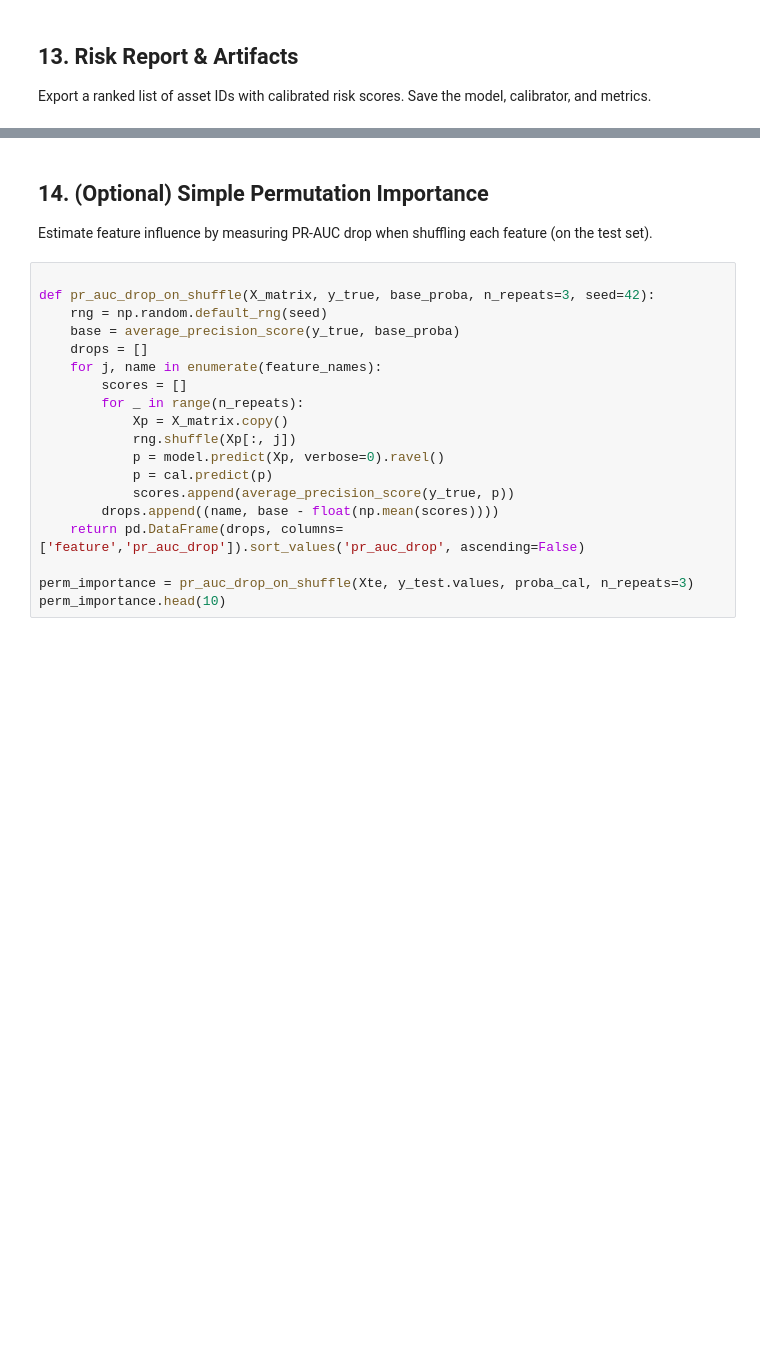
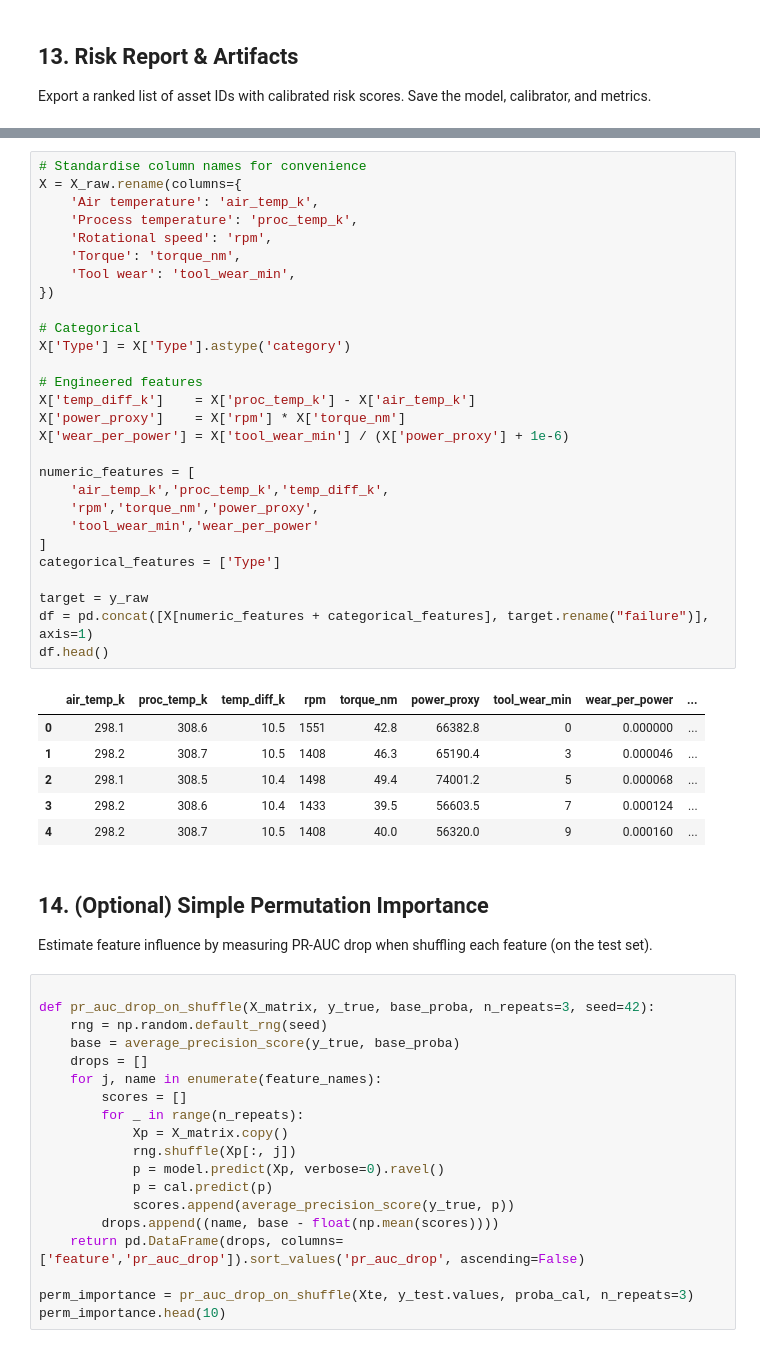
Before and after one commit to Jupiter-mellen/Asset-Risk-Prediction-DNN-Model, a Jupyter notebook: Asset_Risk_Prediction_TensorFlow_Fresh.ipynb, the cells around one changed output, grey strips where cells are left out. Saved outputs shown, nothing was run; the diff lists cells and outputs as text; blank space fills up the shorter version.

```diff
--- a/Asset_Risk_Prediction_TensorFlow_Fresh.ipynb
+++ b/Asset_Risk_Prediction_TensorFlow_Fresh.ipynb
@@ -320,3 +422,38 @@ print("Saved model, calibrator and metrics to:", OUT.resolve())
+# %%
+# Standardise column names for convenience
+X = X_raw.rename(columns={
+    'Air temperature': 'air_temp_k',
+    'Process temperature': 'proc_temp_k',
+    'Rotational speed': 'rpm',
+    'Torque': 'torque_nm',
+    'Tool wear': 'tool_wear_min',
+})
+
+# Categorical
+X['Type'] = X['Type'].astype('category')
+
+# Engineered features
+X['temp_diff_k']    = X['proc_temp_k'] - X['air_temp_k']
+X['power_proxy']    = X['rpm'] * X['torque_nm']
+X['wear_per_power'] = X['tool_wear_min'] / (X['power_proxy'] + 1e-6)
+
+numeric_features = [
+    'air_temp_k','proc_temp_k','temp_diff_k',
+    'rpm','torque_nm','power_proxy',
+    'tool_wear_min','wear_per_power'
+]
+categorical_features = ['Type']
+
+target = y_raw
+df = pd.concat([X[numeric_features + categorical_features], target.rename("failure")], axis=1)
+df.head()
+# %% [output]
+|  | air_temp_k | proc_temp_k | temp_diff_k | rpm | torque_nm | power_proxy | tool_wear_min | wear_per_power | ... |
+| 0 | 298.1 | 308.6 | 10.5 | 1551 | 42.8 | 66382.8 | 0 | 0.000000 | ... |
+| 1 | 298.2 | 308.7 | 10.5 | 1408 | 46.3 | 65190.4 | 3 | 0.000046 | ... |
+| 2 | 298.1 | 308.5 | 10.4 | 1498 | 49.4 | 74001.2 | 5 | 0.000068 | ... |
+| 3 | 298.2 | 308.6 | 10.4 | 1433 | 39.5 | 56603.5 | 7 | 0.000124 | ... |
+| 4 | 298.2 | 308.7 | 10.5 | 1408 | 40.0 | 56320.0 | 9 | 0.000160 | ... |
 # %% [markdown]
 
 ## 14. (Optional) Simple Permutation Importance
```
Also changed, not shown: parts of 14 cells of this notebook.
